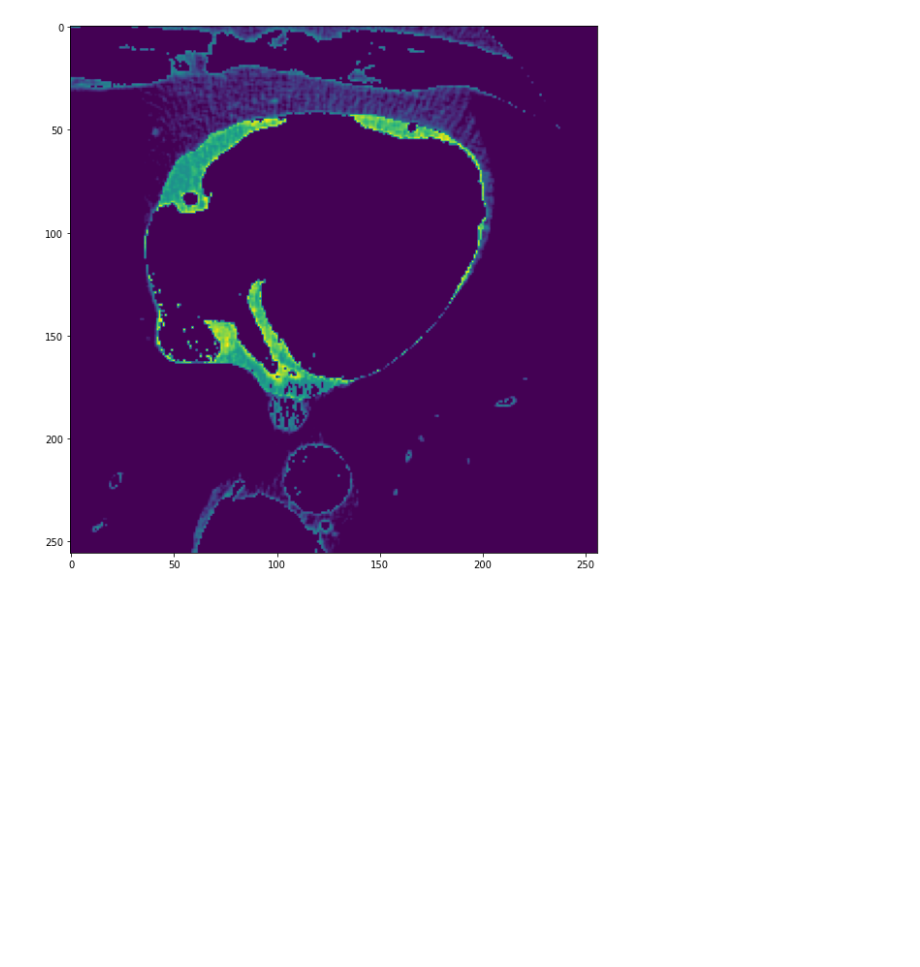
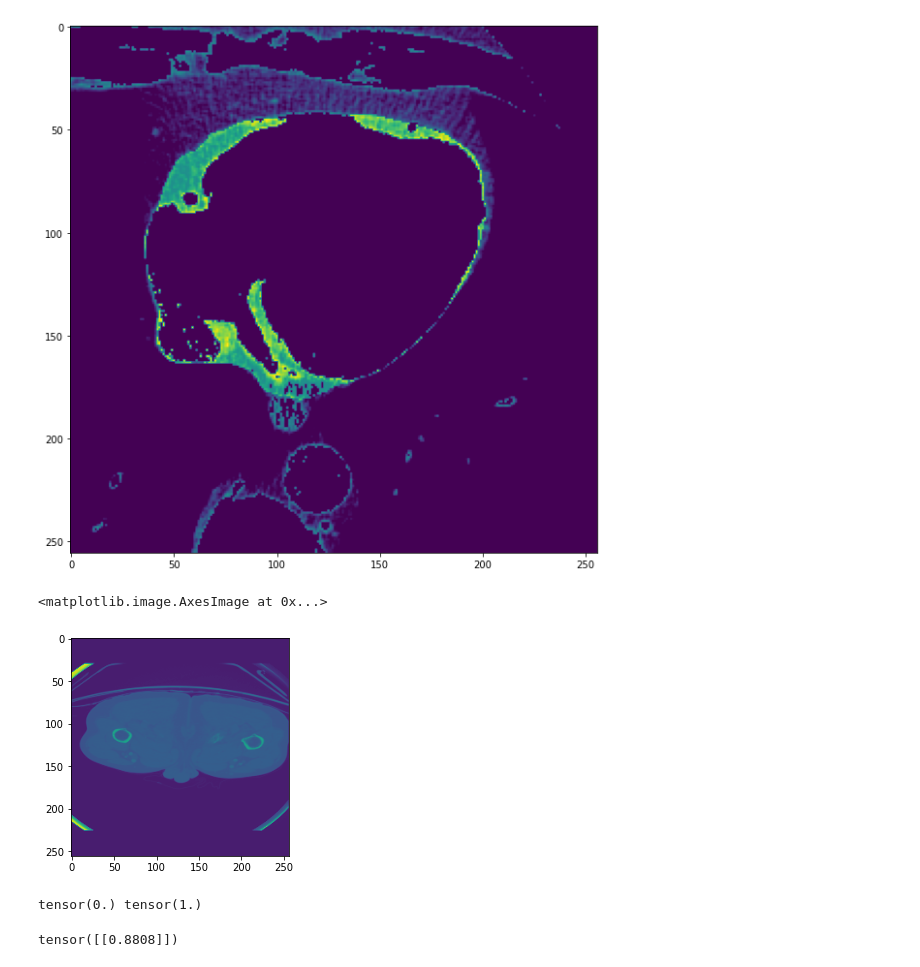
Before and after one commit to marinbenc/domain-specific-transforms, a Jupyter notebook: scratchpad.ipynb, the cells around one changed output. Saved outputs shown, nothing was run; the diff lists cells and outputs as text; code cells hidden in the pictures; blank space fills up the shorter version.

```diff
--- a/scratchpad.ipynb
+++ b/scratchpad.ipynb
@@ -47,0 +50,19 @@ plt.show()
+# %%
+_, aorta_dataset = data.datasets.get_datasets('aorta', subset='D', augment=False, transforms=[])
+# %%
+import matplotlib.pyplot as plt
+plt.imshow(aorta_dataset[0][0].squeeze().numpy())
+# %% [output]
+<matplotlib.image.AxesImage at 0x...>
+[figure, added]
+# %%
+print(aorta_dataset[0][0].min(), aorta_dataset[0][0].max())
+# %% [output]
+tensor(0.) tensor(1.)
+# %%
+theta = torch.tensor([[89, 0.7]])
+test = nn.Sigmoid()(torch.tensor([[(0.7 - 0.5) * 10]]))
+print(test)
+#plt.imshow(test.squeeze().numpy())
+# %% [output]
+tensor([[0.8808]])
```
Also changed, not shown: parts of 2 cells of this notebook, 8 other files.
